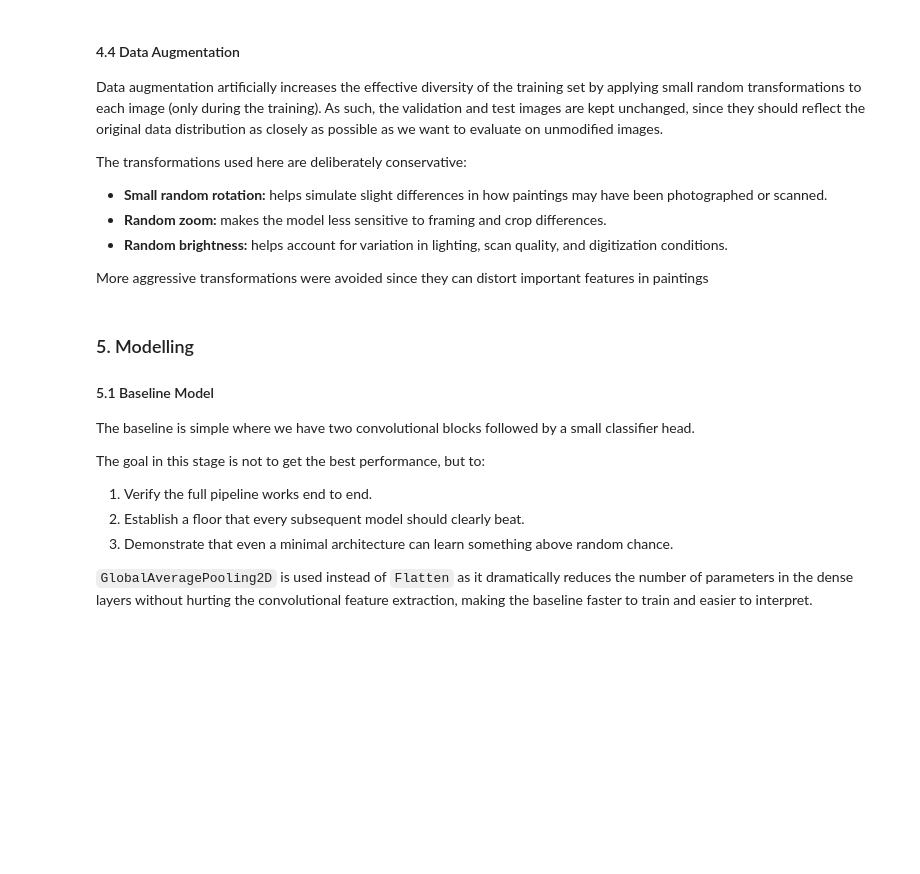
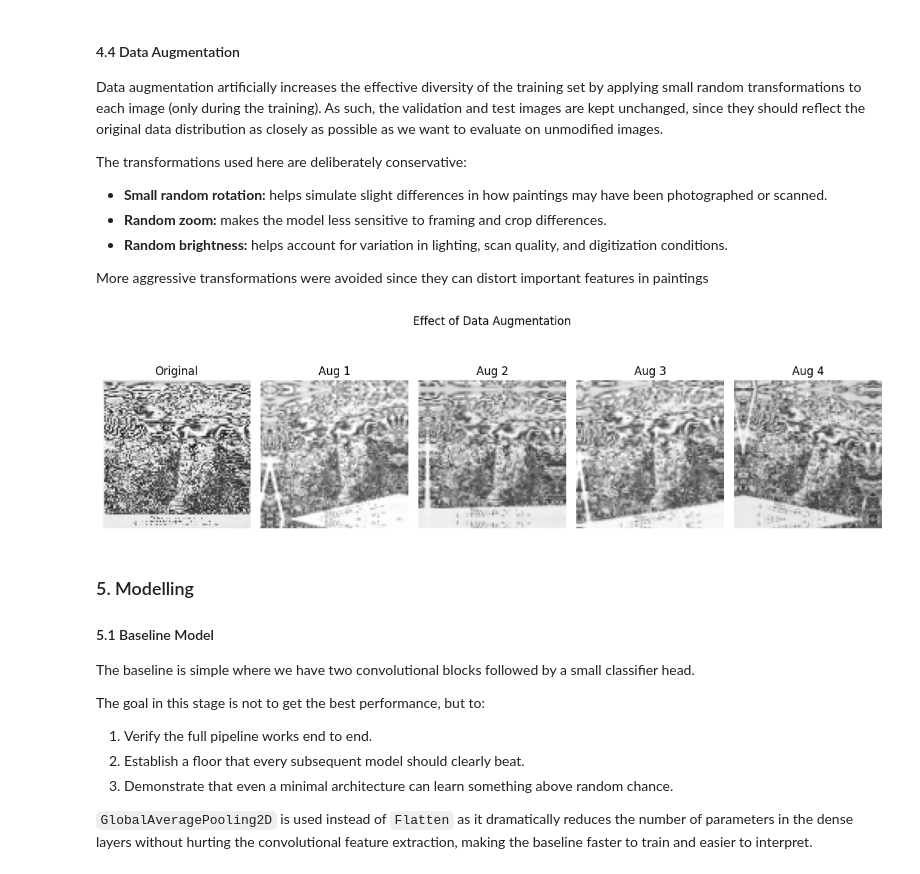
Before and after one commit to inesjdavid/Deep_Learning, a Jupyter notebook: art_styles_classification.ipynb, the cells around one changed output. Drawn from its saved outputs; the diff is of its cells as text; code cells hidden in the pictures; blank space fills up the shorter version.

```diff
--- a/art_styles_classification.ipynb
+++ b/art_styles_classification.ipynb
@@ -416,4 +443,7 @@ Rococo: 378
 Romanticism: 1022
 Symbolism: 226
 Western_Medieval: 174
+# %%
+for i, cls in enumerate(selected_classes):
+    print(f"{cls}: weight={class_weight_dict[i]:.2f}")
 # %% [markdown]
@@ -423,7 +453,7 @@ A quick sanity check to confirm the pipeline is producing correctly shaped and n
 # %%
 #Verify shape and normalization for the small-image pipeline
-for images, batch_labels in ds_train_small.take(1):
-    print(f"Image batch shape: {images.shape}")
-    print(f"Label batch shape: {batch_labels.shape}")
-    print(f"Pixel value range: [{images.numpy().min():.3f}, {images.numpy().max():.3f}]")
+for images, batch_labels in ds_train_tl.take(1):
+    print(f"TL image batch shape: {images.shape}")
+    print(f"TL label batch shape: {batch_labels.shape}")
+    print(f"TL pixel value range: [{images.numpy().min():.3f}, {images.numpy().max():.3f}]")
 # %% [output]
@@ -444,33 +474,40 @@ The transformations used here are deliberately conservative:
 
 More aggressive transformations were avoided since they can distort important features in paintings
 # %%
-data_augmentation = keras.Sequential([
+data_augmentation_scratch = keras.Sequential([
     layers.RandomRotation(0.05, fill_mode='reflect'),
     layers.RandomZoom(0.15, fill_mode='reflect'),
     layers.RandomBrightness(0.1, value_range=(0, 1)),
-], name='data_augmentation')
+], name='data_augmentation_scratch')
+
+data_augmentation_tl = keras.Sequential([
+    layers.RandomRotation(0.05, fill_mode='reflect'),
+    layers.RandomZoom(0.15, fill_mode='reflect'),
+], name='data_augmentation_tl')
 
 for images, _ in ds_train_small.take(1):
     plt.figure(figsize=(12, 4))
     first_image = images[0]
 
     plt.subplot(1, 5, 1)
     plt.imshow(first_image.numpy())
     plt.title('Original')
     plt.axis('off')
 
     for i in range(4):
-        augmented = data_augmentation(tf.expand_dims(first_image, 0), training=True)
+        augmented = data_augmentation_scratch(tf.expand_dims(first_image, 0), training=True)
         aug_img = tf.clip_by_value(augmented[0], 0.0, 1.0).numpy()
 
         plt.subplot(1, 5, i + 2)
         plt.imshow(aug_img)
         plt.title(f'Aug {i+1}')
         plt.axis('off')
 
     plt.suptitle('Effect of Data Augmentation')
     plt.tight_layout()
     plt.show()
+# %% [output]
+[figure, added]
 # %% [markdown]
 ### 5. Modelling
 
```
Also changed, not shown: parts of 33 cells of this notebook.
